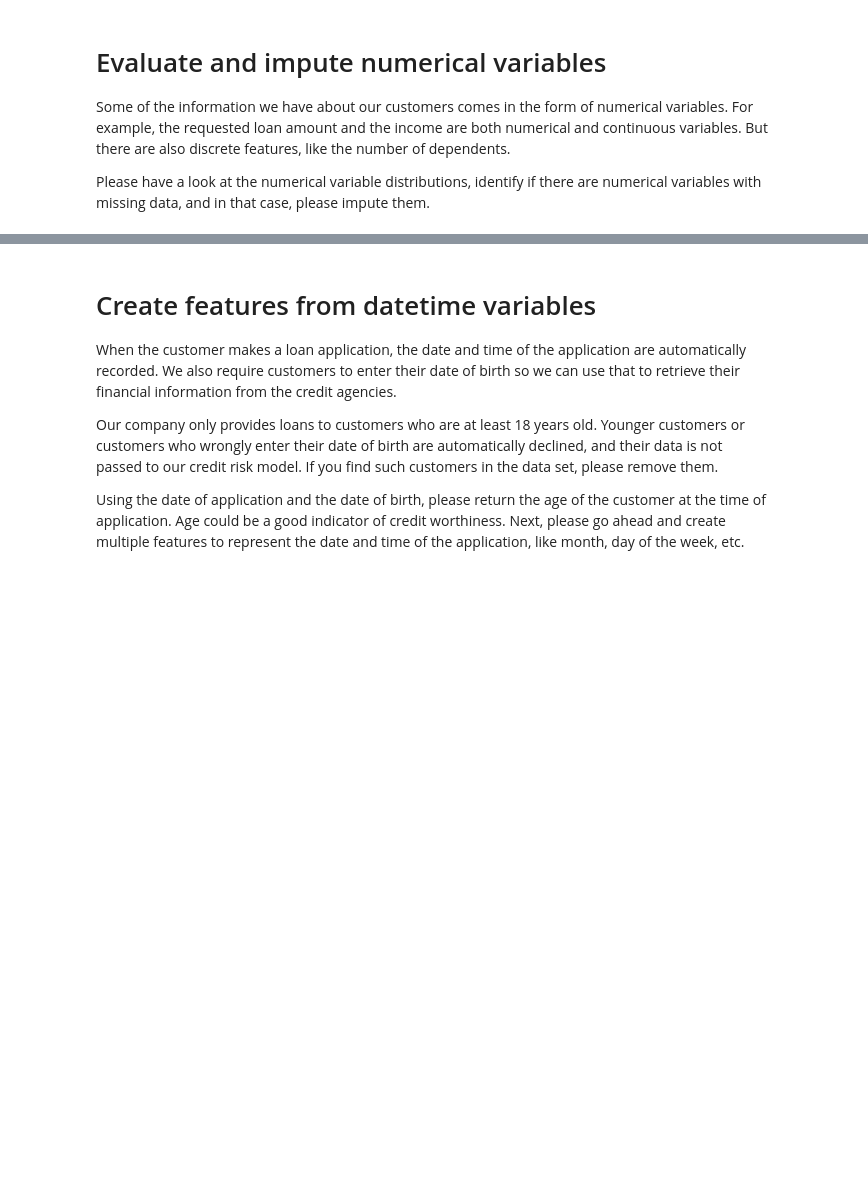
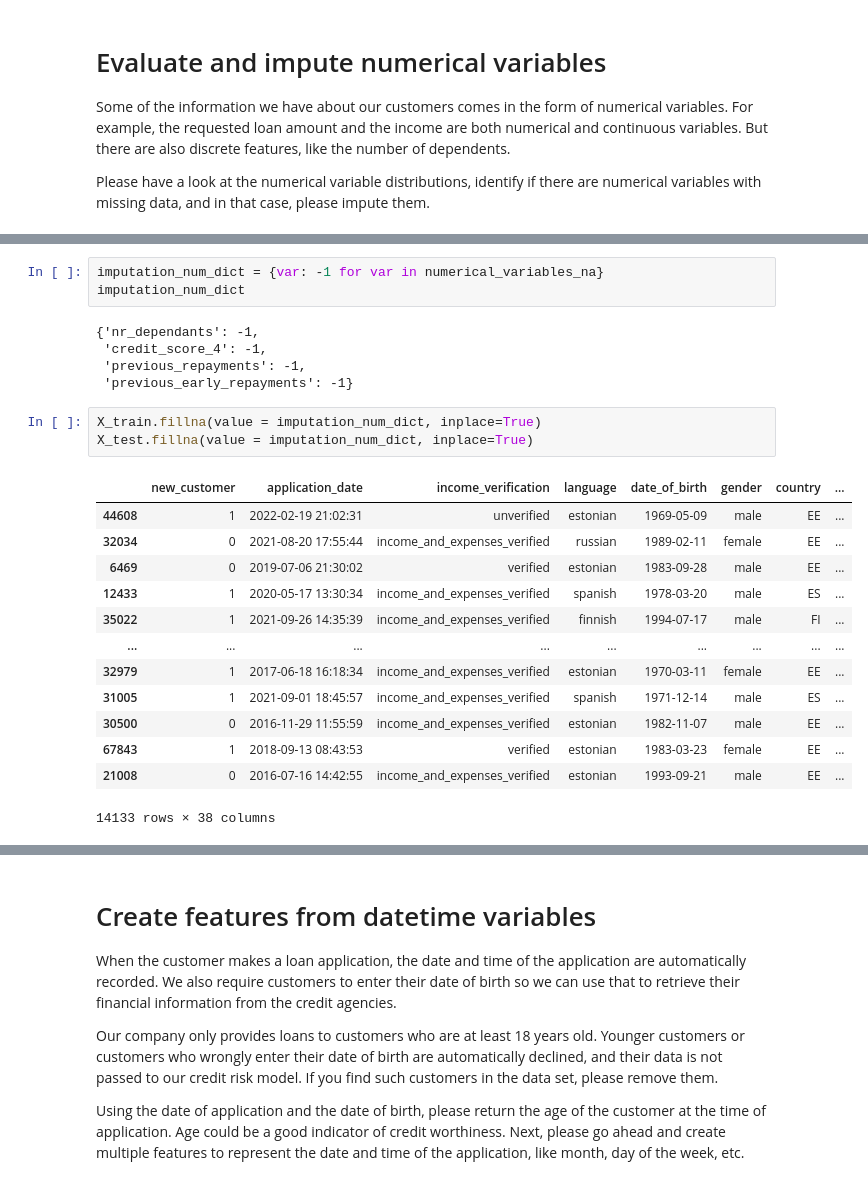
Before and after one commit to HimanshuAbburu/credit_risk_ml_pipeline, a Jupyter notebook: main.ipynb, the cells around one changed output, grey strips where cells are left out. Drawn from its saved outputs; the diff is of its cells as text; blank space fills up the shorter version.

```diff
--- a/main.ipynb
+++ b/main.ipynb
@@ -63,0 +140,25 @@ Please have a look at the numerical variable distributions, identify if there ar
+# %%
+imputation_num_dict = {var: -1 for var in numerical_variables_na}
+imputation_num_dict
+# %% [output]
+{'nr_dependants': -1,
+ 'credit_score_4': -1,
+ 'previous_repayments': -1,
+ 'previous_early_repayments': -1}
+# %%
+X_train.fillna(value = imputation_num_dict, inplace=True)
+X_test.fillna(value = imputation_num_dict, inplace=True)
+# %% [output]
+|  | new_customer | application_date | income_verification | language | date_of_birth | gender | country | ... |
+| 44608 | 1 | 2022-02-19 21:02:31 | unverified | estonian | 1969-05-09 | male | EE | ... |
+| 32034 | 0 | 2021-08-20 17:55:44 | income_and_expenses_verified | russian | 1989-02-11 | female | EE | ... |
+| 6469 | 0 | 2019-07-06 21:30:02 | verified | estonian | 1983-09-28 | male | EE | ... |
+| 12433 | 1 | 2020-05-17 13:30:34 | income_and_expenses_verified | spanish | 1978-03-20 | male | ES | ... |
+| 35022 | 1 | 2021-09-26 14:35:39 | income_and_expenses_verified | finnish | 1994-07-17 | male | FI | ... |
+| ... | ... | ... | ... | ... | ... | ... | ... | ... |
+| 32979 | 1 | 2017-06-18 16:18:34 | income_and_expenses_verified | estonian | 1970-03-11 | female | EE | ... |
+| 31005 | 1 | 2021-09-01 18:45:57 | income_and_expenses_verified | spanish | 1971-12-14 | male | ES | ... |
+| 30500 | 0 | 2016-11-29 11:55:59 | income_and_expenses_verified | estonian | 1982-11-07 | male | EE | ... |
+| 67843 | 1 | 2018-09-13 08:43:53 | verified | estonian | 1983-03-23 | female | EE | ... |
+| 21008 | 0 | 2016-07-16 14:42:55 | income_and_expenses_verified | estonian | 1993-09-21 | male | EE | ... |
+14133 rows × 38 columns
```
Also changed, not shown: parts of 10 cells of this notebook, 2 other files.
